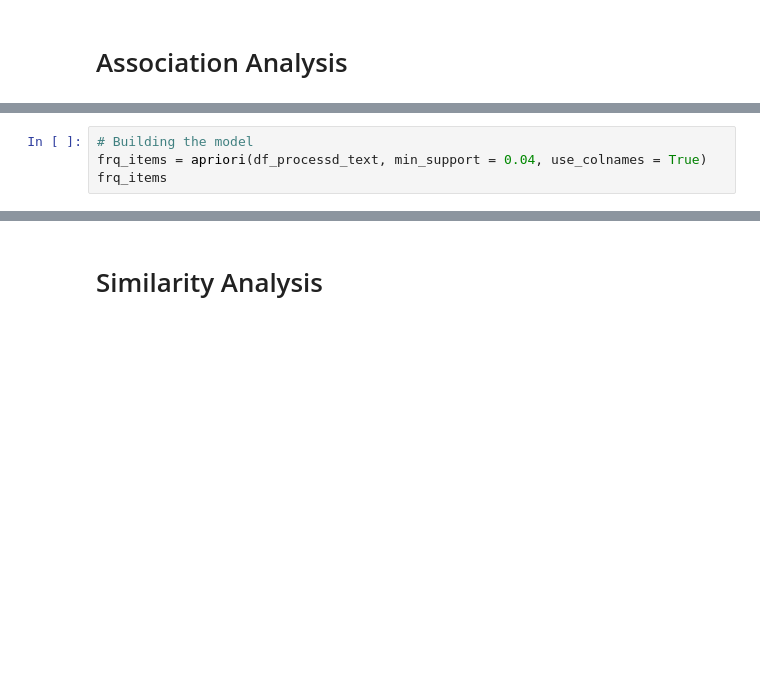
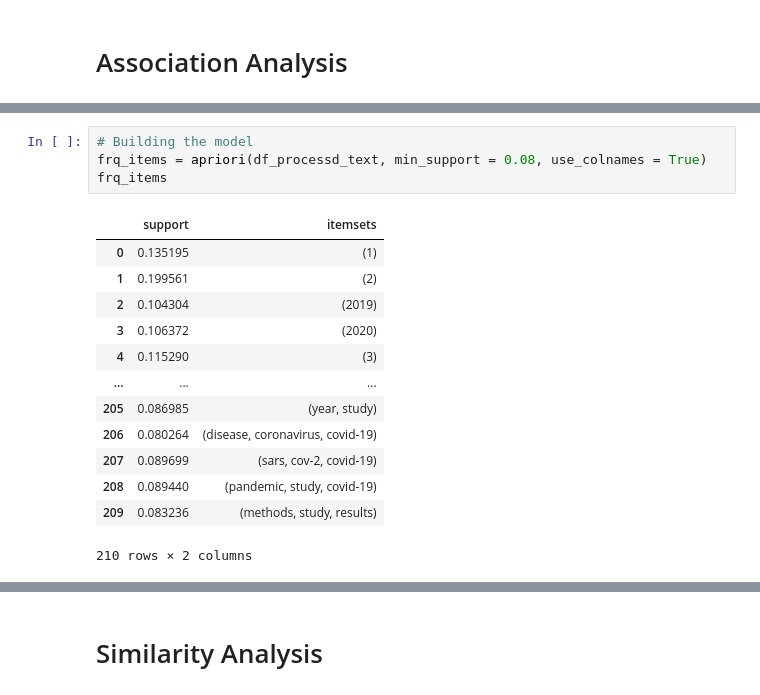
Before and after one commit to pywong-polyu/COMP5434-Big-Data-Computing, a Jupyter notebook: COMP5434_project sun.ipynb, the cells around one changed output, grey strips where cells are left out. Drawn from its saved outputs; the diff is of its cells as text; blank space fills up the shorter version.

```diff
--- a/COMP5434_project sun.ipynb
+++ b/COMP5434_project sun.ipynb
@@ -544,5 +613,19 @@ print(df_processd_text)
 # %%
 # Building the model
-frq_items = apriori(df_processd_text, min_support = 0.04, use_colnames = True)
+frq_items = apriori(df_processd_text, min_support = 0.08, use_colnames = True)
 frq_items
+# %% [output]
+|  | support | itemsets |
+| 0 | 0.135195 | (1) |
+| 1 | 0.199561 | (2) |
+| 2 | 0.104304 | (2019) |
+| 3 | 0.106372 | (2020) |
+| 4 | 0.115290 | (3) |
+| ... | ... | ... |
+| 205 | 0.086985 | (year, study) |
+| 206 | 0.080264 | (disease, coronavirus, covid-19) |
+| 207 | 0.089699 | (sars, cov-2, covid-19) |
+| 208 | 0.089440 | (pandemic, study, covid-19) |
+| 209 | 0.083236 | (methods, study, results) |
+210 rows × 2 columns
 # %%
```
Also changed, not shown: parts of 10 cells of this notebook.
